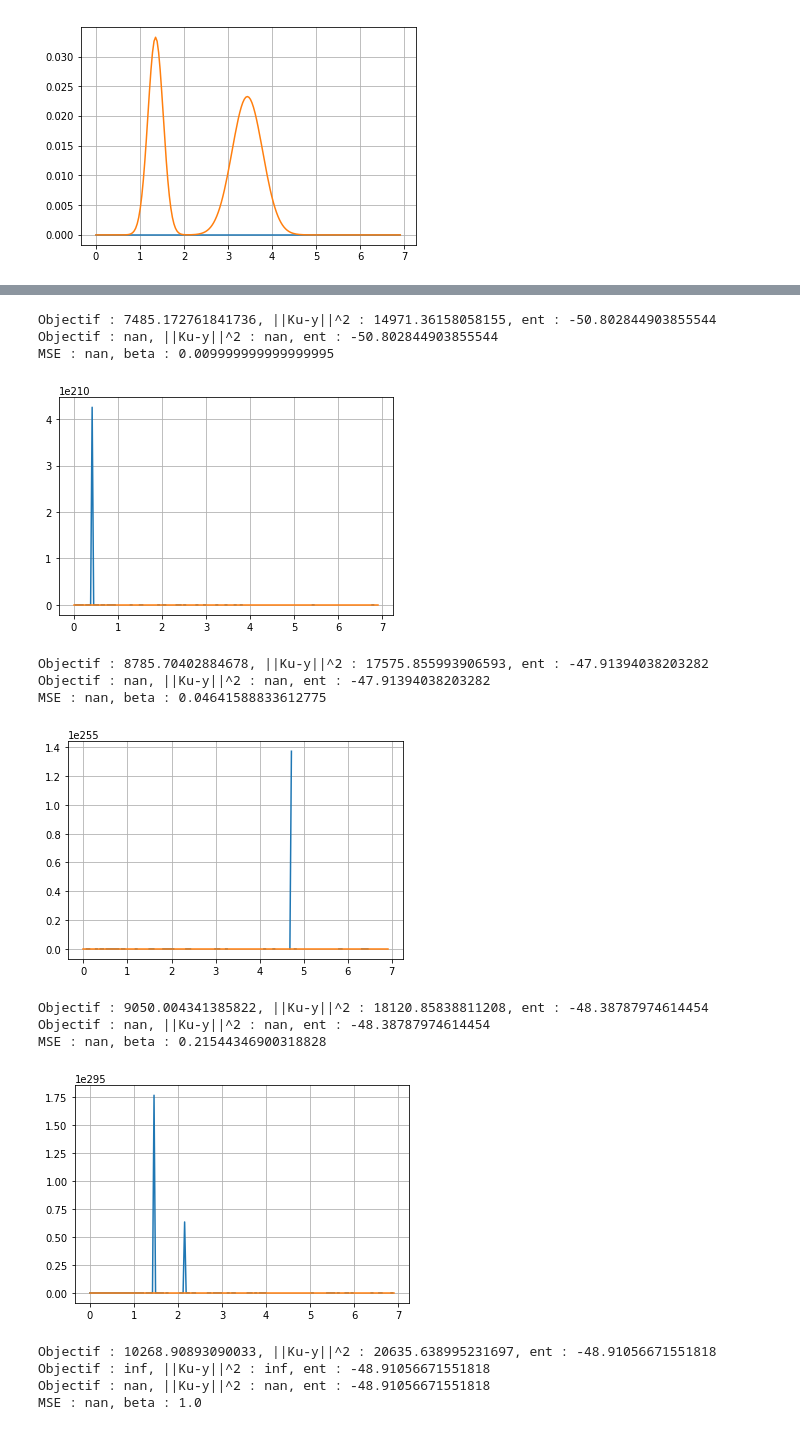
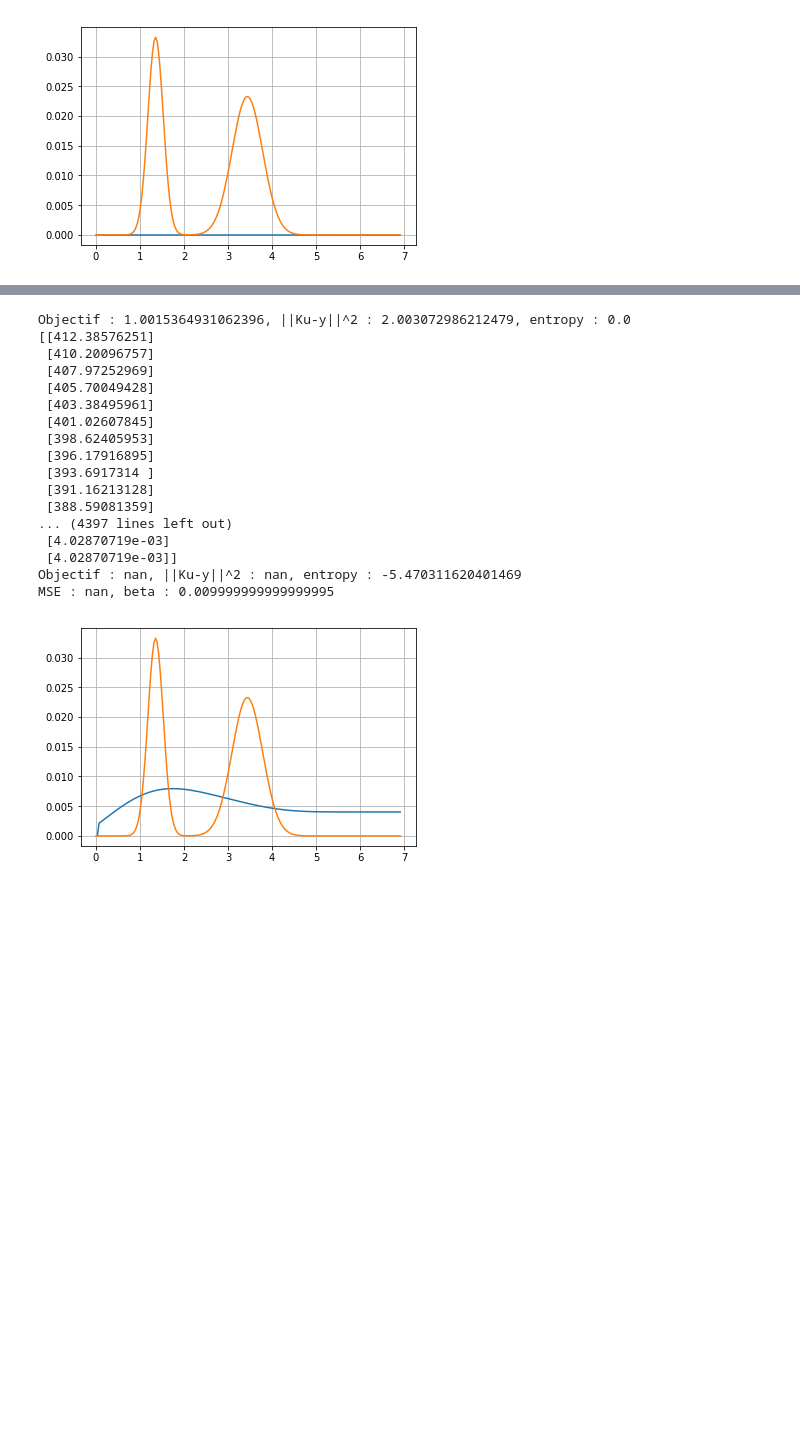
Before and after one commit to MaximilienGermain/Large-scale-optimization, a Jupyter notebook: TP2_GERMAIN_MARFOQ.ipynb, the cells around one changed output, grey strips where cells are left out. Saved outputs shown, nothing was run; the diff lists cells and outputs as text; code cells hidden in the pictures; blank space fills up the shorter version.

```diff
--- a/TP2_GERMAIN_MARFOQ.ipynb
+++ b/TP2_GERMAIN_MARFOQ.ipynb
@@ -323,14 +323,13 @@ MSE : 0.6857426492568485, beta : 1.0
 MSE : 1.0, beta : 10.000000000000002
 [figure]
 # %%
-def W(u):
+def W_exp(u):
 
     m = u.shape[0]
     output = np.zeros((m,1))
 
     for index in range(m):
         val = u[index,0]
-        print(val)
 
         if val >= 100:
             output[index,0] = val - np.log(val)
@@ -341,8 +340,9 @@ def W(u):
             while abs(w - v)/abs(w) > 1.e-8:
                 v = w
                 e = np.exp(w)
-                f = w*e - val
+                f = w*e - np.exp(val)
                 w = w - f/((e*(w+1) - (w+2)*f/(2*w+2)))
+            print(w)
             output[index,0] = w
 
         if val <=-20:
@@ -352,65 +370,80 @@ def W(u):
 # %%
-beta_grid = np.exp(np.log(10)*np.linspace(-2,2,7))
+beta_grid = np.exp(np.log(10)*np.linspace(-2,-2,1))
 
 def proximal_gradient_entr(lamb,K,y,T,xmin,xmax,display = False):
     tol = 1e-7
-    max_iter = 1000
+    max_iter = 100
     nb_iter = 0
     m = K.shape[0]
     n = K.shape[1]
     u = np.zeros((n,1))
-    for i in range(n):
-        u[i,0] = random.random()
+    #for i in range(n):
+    #    u[i,0] = random.random()
     w,v = np.linalg.eig(np.dot(K.T,K))
     epsilon = 1/np.real(np.max(w))
     norm2 = np.linalg.norm(np.dot(K,u) - y.reshape(m,1))
-    ent = sum(np.multiply(u,np.log(u)))[0]
-    obj = 0.5 * norm2 **2 + lamb * ent
+    entropy = ent(u)
+    obj = 0.5 * norm2 **2 + lamb * entropy
     last_obj = 0
     if display:
-        print("Objectif : {}, ||Ku-y||^2 : {}, ent : {}".format(obj,norm2**2,ent))
+        print("Objectif : {}, ||Ku-y||^2 : {}, entropy : {}".format(obj,norm2**2,entropy))
 
     while (abs(obj - last_obj) > tol and nb_iter < max_iter):
         w = u - epsilon * np.dot(K.T,np.dot(K,u) - y.reshape(m,1))
         last_obj = obj
-        u = prox_entr(w,lamb,epsilon)
+        u = prox_entr(w/(lamb * epsilon) - (1+np.log(lamb*epsilon))*np.ones(w.shape),lamb,epsilon)
 
-        #print(u)
+        print(u)
         norm2 = np.linalg.norm(np.dot(K,u) - y.reshape(m,1))
-        #ent = sum(np.multiply(u,np.log(u)))[0]
-        obj = 0.5 * norm2 **2 + lamb * ent
+        entropy = ent(u)
+        obj = 0.5 * norm2 **2 + lamb * entropy
         if display:
-            print("Objectif : {}, ||Ku-y||^2 : {}, ent : {}".format(obj,norm2**2,ent))
+            print("Objectif : {}, ||Ku-y||^2 : {}, entropy : {}".format(obj,norm2**2,entropy))
         nb_iter += 1
 
     return u
 
 def prox_entr(w,lamb,epsilon):
-    #return lamb*epsilon*W(np.power(np.exp(w- lamb * epsilon * (1+np.log(lamb*epsilon))*np.ones(w.shape)),1/(lamb*epsilon)))
-    return lamb*epsilon*W(np.power(np.exp(w - lamb * epsilon * (1+np.log(lamb*epsilon))*np.ones(w.shape)),1/(lamb*epsilon)))
+    print(w)
+    return lamb*epsilon*W(w)
+
+def ent(x):
+    tol = 1e-5
+    n = x.shape[0]
+    out = np.zeros((x.shape[0],1))
+    for i in range(n):
+        value = x[i]
+        if value > tol:
+            out[i] = value*np.log(value)
+        else:
+            out[i] = 0
+    return sum(out)[0]
+
 
 for i in range(beta_grid.shape[0]):
     beta = beta_grid[i]
     x_hat = proximal_gradient_entr(beta,K,y,T,xmin,xmax,True) #,True
     print("MSE : {}, beta : {}\n".format(normalized_MSE(x_hat,x.reshape(200,1)),beta))
     plt.plot(np.log(T),x_hat)
     plt.plot(np.log(T),x)
     plt.grid()
     plt.show()
 # %% [output]
-Objectif : 7485.172761841736, ||Ku-y||^2 : 14971.36158058155, ent : -50.802844903855544
-Objectif : nan, ||Ku-y||^2 : nan, ent : -50.802844903855544
+Objectif : 1.0015364931062396, ||Ku-y||^2 : 2.003072986212479, entropy : 0.0
+[[412.38576251]
+ [410.20096757]
+ [407.97252969]
+ [405.70049428]
+ [403.38495961]
+ [401.02607845]
+ [398.62405953]
+ [396.17916895]
+ [393.6917314 ]
+ [391.16213128]
+ [388.59081359]
+... (4397 lines left out)
+ [4.02870719e-03]
+ [4.02870719e-03]]
+Objectif : nan, ||Ku-y||^2 : nan, entropy : -5.470311620401469
 MSE : nan, beta : 0.009999999999999995
-[figure, old version]
+[figure, new version]
-Objectif : 8785.70402884678, ||Ku-y||^2 : 17575.855993906593, ent : -47.91394038203282
-Objectif : nan, ||Ku-y||^2 : nan, ent : -47.91394038203282
-MSE : nan, beta : 0.04641588833612775
-[figure, removed]
-Objectif : 9050.004341385822, ||Ku-y||^2 : 18120.85838811208, ent : -48.38787974614454
-Objectif : nan, ||Ku-y||^2 : nan, ent : -48.38787974614454
-MSE : nan, beta : 0.21544346900318828
-[figure, removed]
-Objectif : 10268.90893090033, ||Ku-y||^2 : 20635.638995231697, ent : -48.91056671551818
-Objectif : inf, ||Ku-y||^2 : inf, ent : -48.91056671551818
-Objectif : nan, ||Ku-y||^2 : nan, ent : -48.91056671551818
-MSE : nan, beta : 1.0
```
Also changed, not shown: parts of 2 cells of this notebook.
